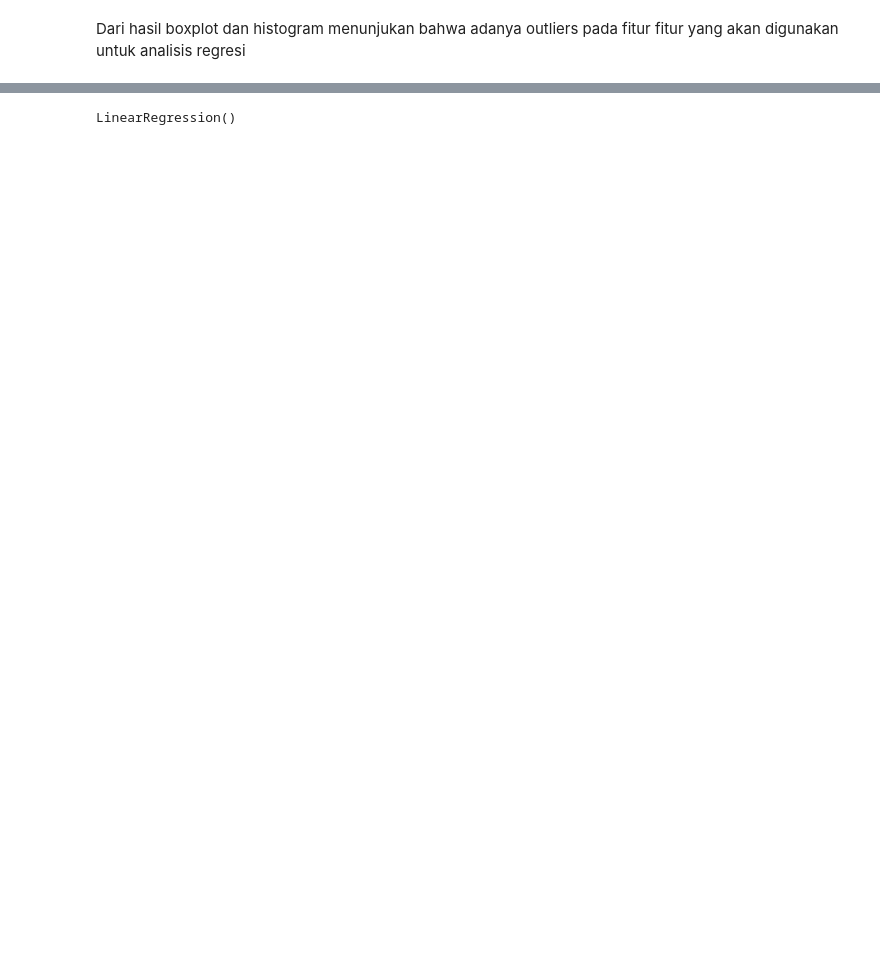
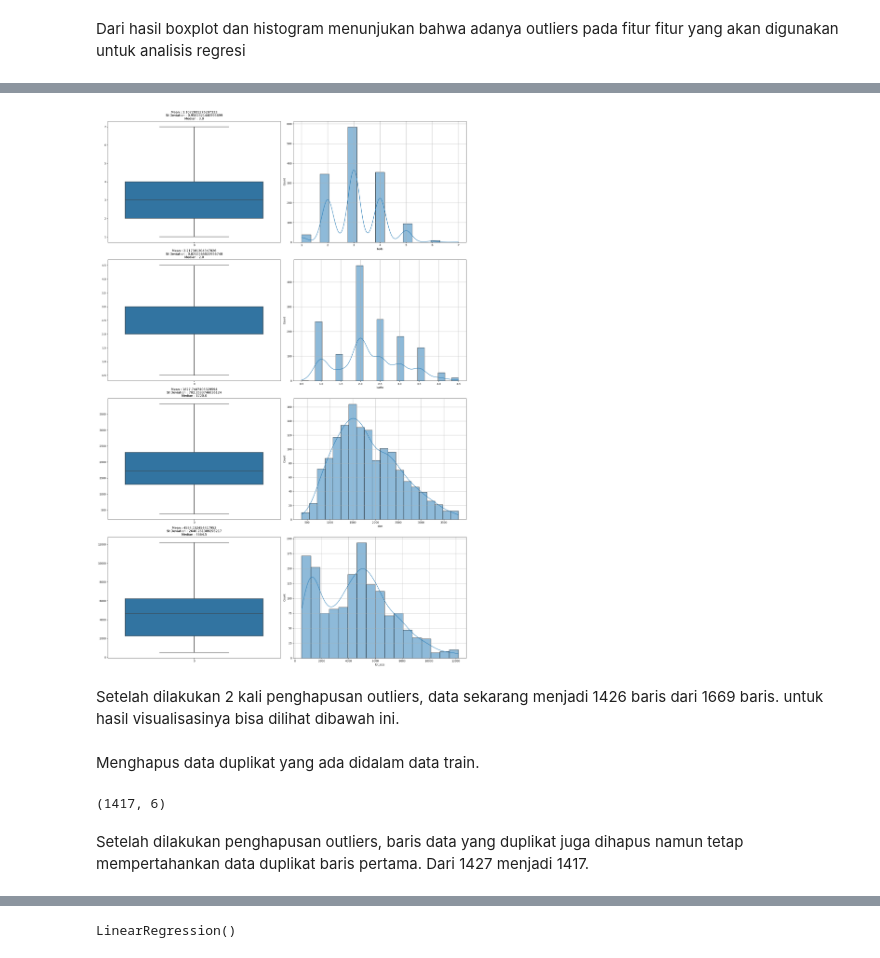
Before and after one commit to ramawanaditya/Portofolio, a Jupyter notebook: House Price Prediction - Seattle.ipynb, the cells around one changed output, grey strips where cells are left out. Cells and saved outputs as stored; diff of their text form; code cells hidden in the pictures; blank space fills up the shorter version.

```diff
--- a/House Price Prediction - Seattle.ipynb
+++ b/House Price Prediction - Seattle.ipynb
@@ -381,0 +400,8 @@ Namun keputusan selanjutnya adalah tidak menghapus outliers tersebut karena, fit
+# %%
+for feature in features:
+    Q1 = train_without_outliers[feature].quantile(0.25)
+    Q3 = train_without_outliers[feature].quantile(0.75)
+
+    IQR = Q3 - Q1
+
+    train_without_outliers = train_without_outliers[~((train_without_outliers[feature] < (Q1 - 1.5 * IQR)) | (train_without_outliers[feature] > (Q3 + 1.5 * IQR)))]
@@ -381,0 +412,8 @@ Namun keputusan selanjutnya adalah tidak menghapus outliers tersebut karena, fit
+# %%
+cek_outliers(train_without_outliers)
+# %% [output]
+[figure, added]
+# %% [markdown]
+Setelah dilakukan 2 kali penghapusan outliers, data sekarang menjadi 1426 baris dari 1669 baris. untuk hasil visualisasinya bisa dilihat dibawah ini.
+# %% [markdown]
+Menghapus data duplikat yang ada didalam data train.
@@ -381,0 +422,6 @@ Namun keputusan selanjutnya adalah tidak menghapus outliers tersebut karena, fit
+# %%
+train_without_outliers.shape
+# %% [output]
+(1417, 6)
+# %% [markdown]
+Setelah dilakukan penghapusan  outliers, baris data yang duplikat juga dihapus namun tetap mempertahankan data duplikat baris pertama. Dari 1427 menjadi 1417.
```
Also changed, not shown: parts of 52 cells of this notebook.
